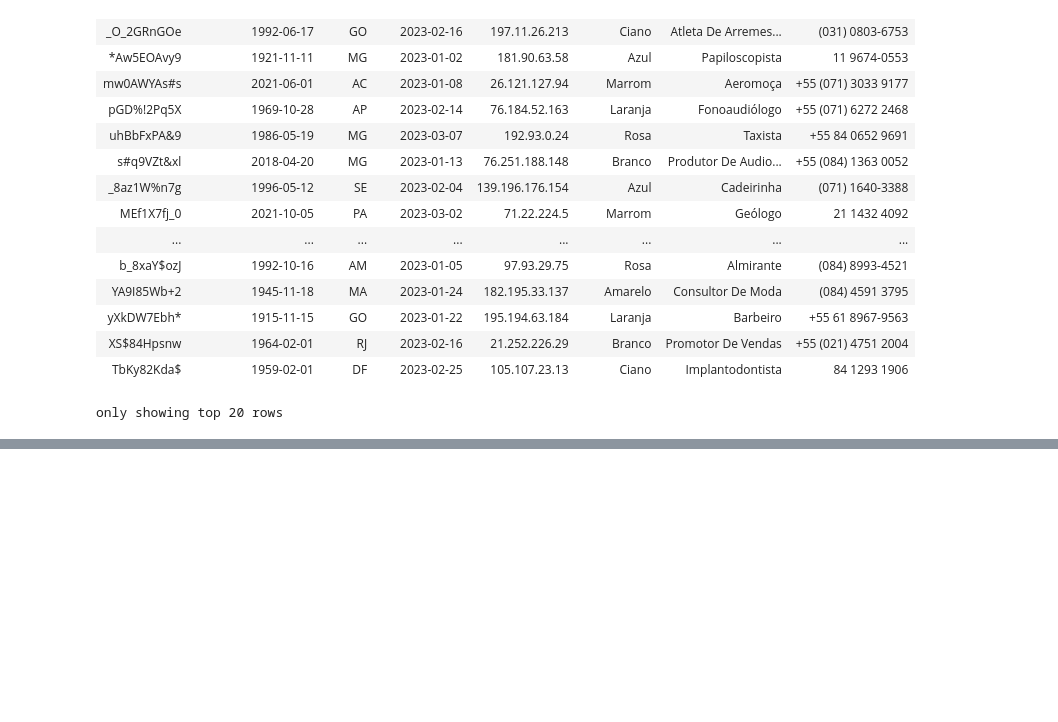
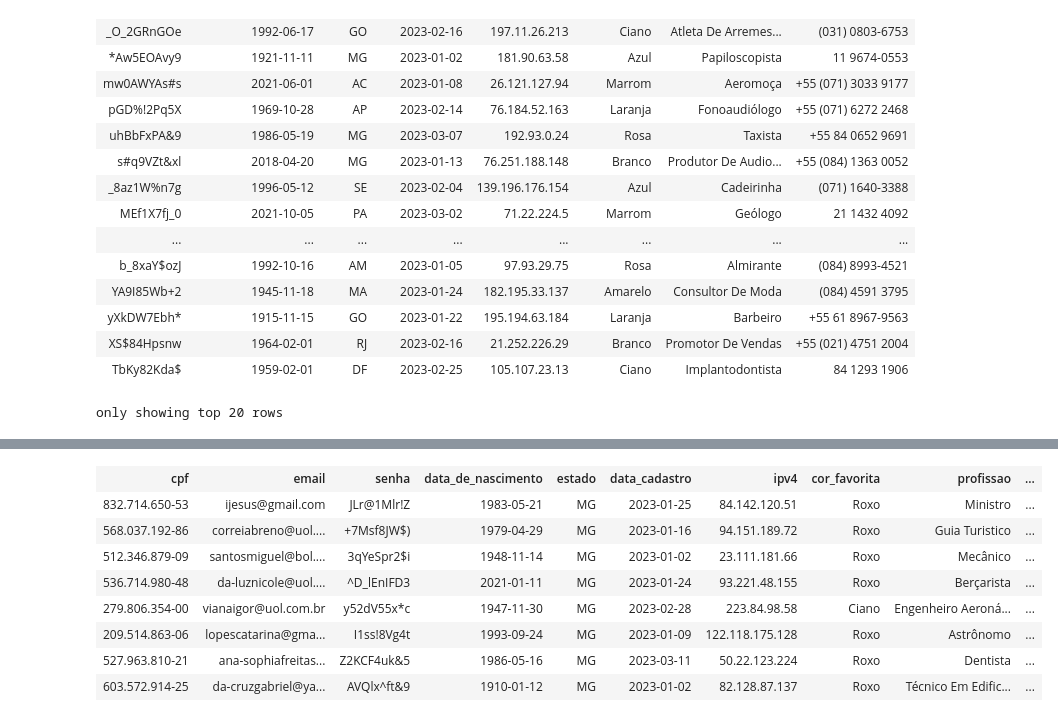
Before and after one commit to illives/Pyspark_Learning, a Jupyter notebook: pyspar_selecting.ipynb, the cells around one changed output, grey strips where cells are left out. Saved outputs shown, nothing was run; the diff lists cells and outputs as text; code cells hidden in the pictures; blank space fills up the shorter version.

```diff
--- a/pyspar_selecting.ipynb
+++ b/pyspar_selecting.ipynb
@@ -151,0 +174,15 @@ only showing top 20 rows
+# %%
+df.filter((df.estado == 'MG') & (df.cor_favorita == 'Azul'))
+df.filter((df.cor_favorita == 'Roxo') | (df.cor_favorita == 'Azul'))
+df.filter(df.cor_favorita.isin('Ciano', 'Roxo'))
+df.where(df.cor_favorita.isin('Roxo', 'Ciano')).filter(df.estado == 'MG')
+# %% [output]
+| cpf | email | senha | data_de_nascimento | estado | data_cadastro | ipv4 | cor_favorita | profissao | ... |
+| 832.714.650-53 | ijesus@gmail.com | JLr@1Mlr!Z | 1983-05-21 | MG | 2023-01-25 | 84.142.120.51 | Roxo | Ministro | ... |
+| 568.037.192-86 | correiabreno@uol.... | +7Msf8JW$) | 1979-04-29 | MG | 2023-01-16 | 94.151.189.72 | Roxo | Guia Turistico | ... |
+| 512.346.879-09 | santosmiguel@bol.... | 3qYeSpr2$i | 1948-11-14 | MG | 2023-01-02 | 23.111.181.66 | Roxo | Mecânico | ... |
+| 536.714.980-48 | da-luznicole@uol.... | ^D_lEnIFD3 | 2021-01-11 | MG | 2023-01-24 | 93.221.48.155 | Roxo | Berçarista | ... |
+| 279.806.354-00 | vianaigor@uol.com.br | y52dV55x*c | 1947-11-30 | MG | 2023-02-28 | 223.84.98.58 | Ciano | Engenheiro Aeroná... | ... |
+| 209.514.863-06 | lopescatarina@gma... | I1ss!8Vg4t | 1993-09-24 | MG | 2023-01-09 | 122.118.175.128 | Roxo | Astrônomo | ... |
+| 527.963.810-21 | ana-sophiafreitas... | Z2KCF4uk&5 | 1986-05-16 | MG | 2023-03-11 | 50.22.123.224 | Roxo | Dentista | ... |
+| 603.572.914-25 | da-cruzgabriel@ya... | AVQlx^ft&9 | 1910-01-12 | MG | 2023-01-02 | 82.128.87.137 | Roxo | Técnico Em Edific... | ... |
```
Also changed, not shown: parts of 2 cells of this notebook, 1 other file.
